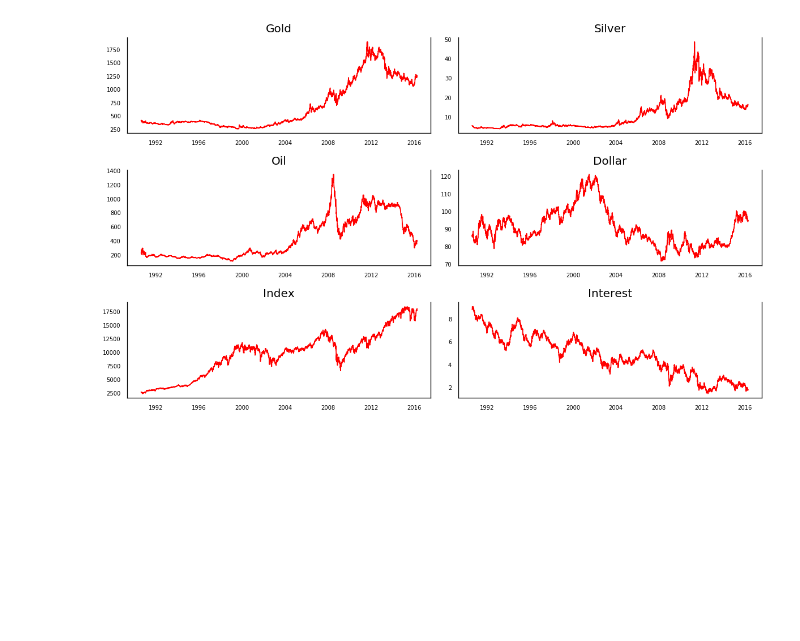
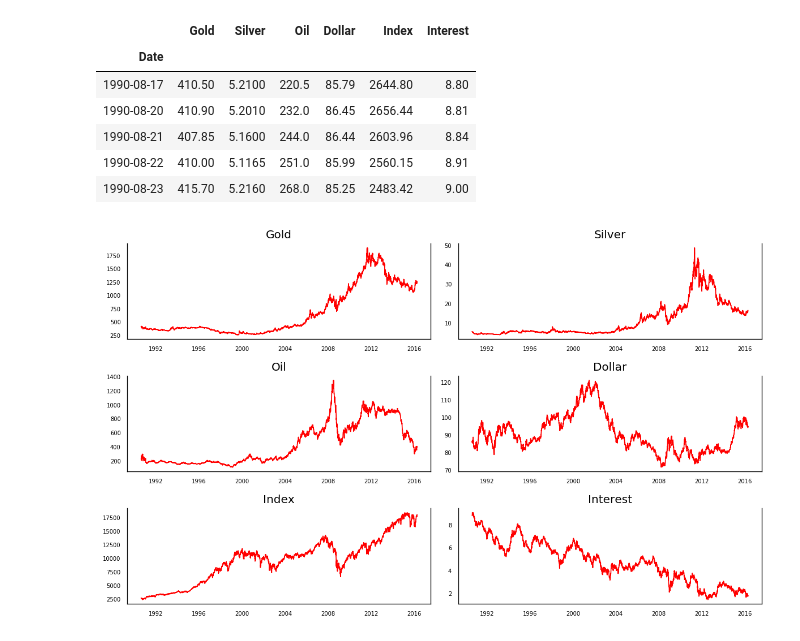
Before and after one commit to KidQuant/Forecasting-VAR-Granger-Causality, a Jupyter notebook: Forecasting-VAR-Granger-Causlity.ipynb, the cells around one changed output. Drawn from its saved outputs; the diff is of its cells as text; code cells hidden in the pictures; blank space fills up the shorter version.

```diff
--- a/Forecasting-VAR-Granger-Causlity.ipynb
+++ b/Forecasting-VAR-Granger-Causlity.ipynb
@@ -9,26 +9,36 @@ warnings.filterwarnings("ignore")
 # %%
 quandl.ApiConfig.api_key = 'tJKSQn1pHLbyo1mu1wYn'
 
 gold = quandl.get('LBMA/GOLD')
 silver = quandl.get('LBMA/SILVER')
 oil = quandl.get('CHRIS/ICE_G6')
 dollar = quandl.get('CHRIS/ICE_DX1')
 dow_jones = quandl.get('BCB/UDJIAD1')
 treasury = quandl.get('FRED/DGS10')
 
 df = pd.merge(gold['USD (AM)'], silver['USD'], how='inner', on ='Date')
 df = df.merge(oil['Settle'], on='Date', how='inner')
 df = df.merge(dollar['Settle'], on = 'Date', how='inner')
 df = df.merge(dow_jones, on='Date', how='inner')
 df = df.merge(treasury, on='Date', how='inner')
 
 df.rename(columns={'USD (AM)':'Gold',
                    'USD':'Silver',
                    'Settle_x':'Oil',
                    'Settle_y':'Dollar',
                    'Value_x':'Index',
                    'Value_y':'Interest'},
          inplace=True)
+
+df.head()
+# %% [output]
+|  | Gold | Silver | Oil | Dollar | Index | Interest |
+| Date |  |  |  |  |  |  |
+| 1990-08-17 | 410.50 | 5.2100 | 220.5 | 85.79 | 2644.80 | 8.80 |
+| 1990-08-20 | 410.90 | 5.2010 | 232.0 | 86.45 | 2656.44 | 8.81 |
+| 1990-08-21 | 407.85 | 5.1600 | 244.0 | 86.44 | 2603.96 | 8.84 |
+| 1990-08-22 | 410.00 | 5.1165 | 251.0 | 85.99 | 2560.15 | 8.91 |
+| 1990-08-23 | 415.70 | 5.2160 | 268.0 | 85.25 | 2483.42 | 9.00 |
 # %%
 from pandas.plotting import register_matplotlib_converters
 register_matplotlib_converters()
```
